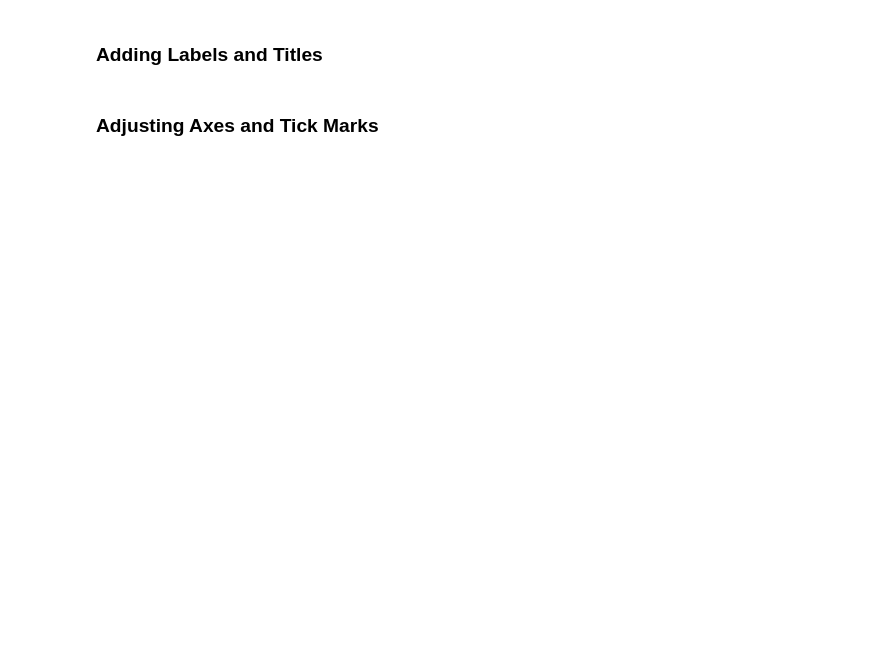
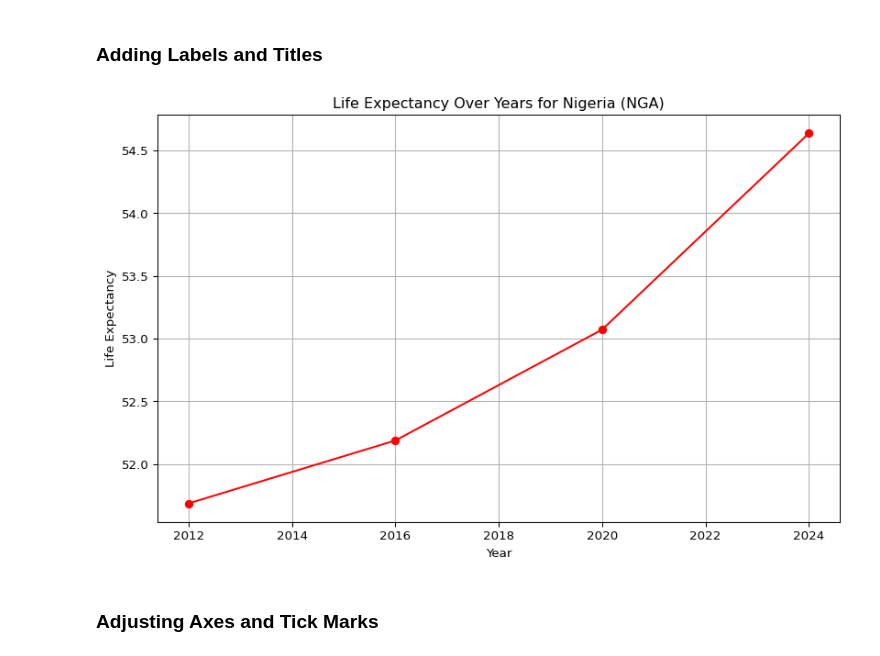
Before and after one commit to ismayc/oreilly-data-analysis-with-python, a Jupyter notebook: exercises_solutions.ipynb, the cells around one changed output. Cells and saved outputs as stored; diff of their text form; code cells hidden in the pictures; blank space fills up the shorter version.

```diff
--- a/exercises_solutions.ipynb
+++ b/exercises_solutions.ipynb
@@ -578,16 +858,19 @@ plt.show();
 # %%
 # Filter data for Nigeria
 nigeria_data = populations[populations['country_code'] == 'NGA']
 
 # Line plot of life expectancy over the years with labels and titles
 plt.figure(figsize=(10, 6))
 plt.plot(nigeria_data['year'], nigeria_data['life_expectancy'],
          marker='o', linestyle='-', color='r')
 plt.xlabel('Year')
 plt.ylabel('Life Expectancy')
 plt.title('Life Expectancy Over Years for Nigeria (NGA)')
-plt.grid(True)
-plt.show();
+# Add gridlines to make values easier to read off the plot
+plt.grid()
+plt.show()
+# %% [output]
+[figure, added]
 # %% [markdown]
 ### Adjusting Axes and Tick Marks
 # %%
```
Also changed, not shown: parts of 108 cells of this notebook, 4 other files.
